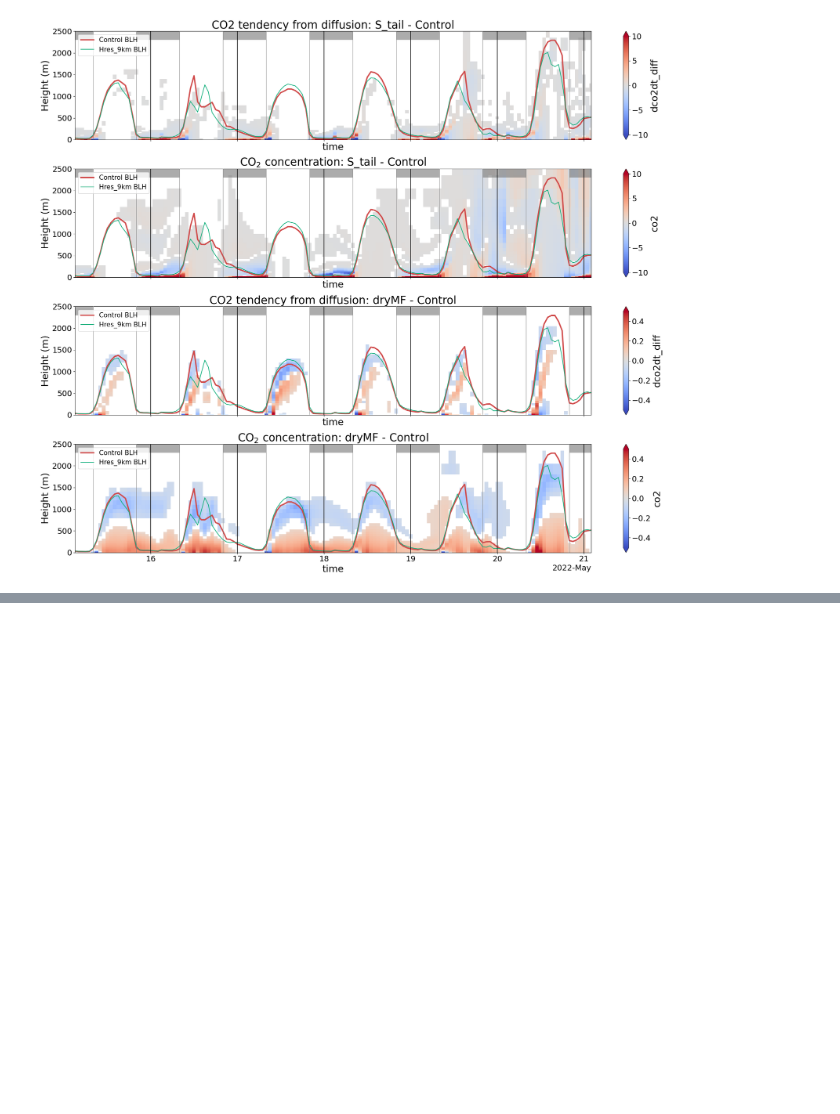
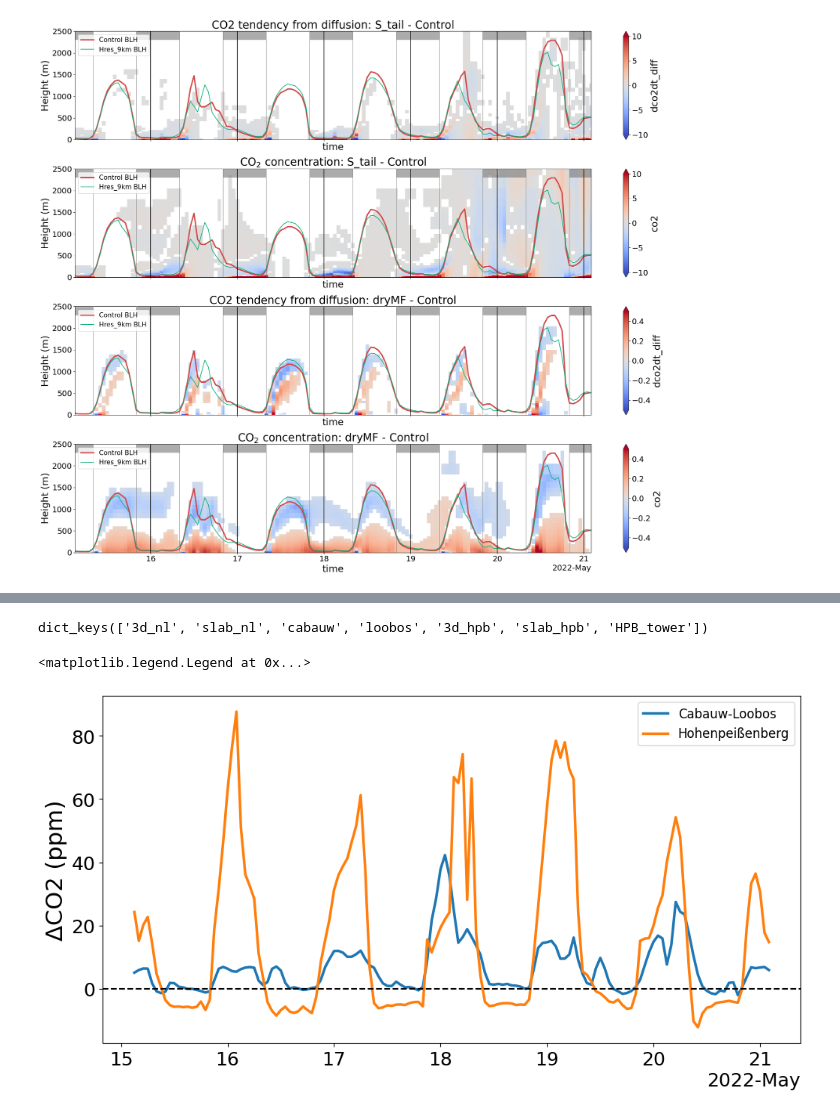
Before and after one commit to AlessandroSav/python_scripts, a Jupyter notebook: Storyline_2.ipynb, the cells around one changed output, grey strips where cells are left out. Cells and saved outputs as stored; diff of their text form; code cells hidden in the pictures; blank space fills up the shorter version.

```diff
--- a/Storyline_2.ipynb
+++ b/Storyline_2.ipynb
@@ -716,6 +718,8 @@ Dataset name: airsamples_vertical_all
 Dataset name: Aircraft_co2_mol
 Dataset name: Aircraft_aft_flux
 skipping Aircraft_aft_flux for now, need to check the format
+# %%
+ds_loobos['Air_Quality']['co2'] = ds_loobos['Air_Quality']['co2_mixing_ratio'] * (1-ds_loobos['Air_Quality']['h2o_mixing_ratio']/1000)# convert to dry air
 # %%
 ### import BLH ##
 file = [os.path.join(dir_obs+'/Loobos', f) for f in os.listdir(dir_obs+'/Loobos') if 'BLH' in f and f.endswith('.csv')][0]
@@ -2032,3 +2124,25 @@ Bin size: 50 m
 
 Aircraft legs   — day: 7, night: 4
 Radiosondes     — day: 9, night: 2
+# %%
+IFS.keys()
+# %% [output]
+dict_keys(['3d_nl', 'slab_nl', 'cabauw', 'loobos', '3d_hpb', 'slab_hpb', 'HPB_tower'])
+# %%
+# Delta co2 ocntration at BL top and surface
+labels = ['Cabauw-Loobos','Hohenpeißenberg']
+plt.figure(figsize=(12,6))
+# for station in ['loobos','cabauw','HPB_tower']:
+for ie,station in enumerate(['slab_nl','slab_hpb']):
+    blh = IFS[station]['srf']['ctrl_49r2b']['blh']
+    near_surface_co2 = IFS[station]['z']['ctrl_49r2b']['co2'].sel(height=10,method='nearest')
+    near_BLH_co2 = IFS[station]['z']['ctrl_49r2b']['co2'].sel(height=blh,method='nearest')
+    (near_surface_co2 - near_BLH_co2).plot(lw=2.5,label=f'{labels[ie]}')
+plt.axhline(0,color='k',ls='--')
+# plt.title('ΔCO2 (surface - BLH) for ctrl_49r2b')
+plt.ylabel('ΔCO2 (ppm)')
+plt.xlabel('')
+plt.legend()
+# %% [output]
+<matplotlib.legend.Legend at 0x...>
+[figure, added]
```
Also changed, not shown: parts of 10 cells of this notebook, 43 other files.
